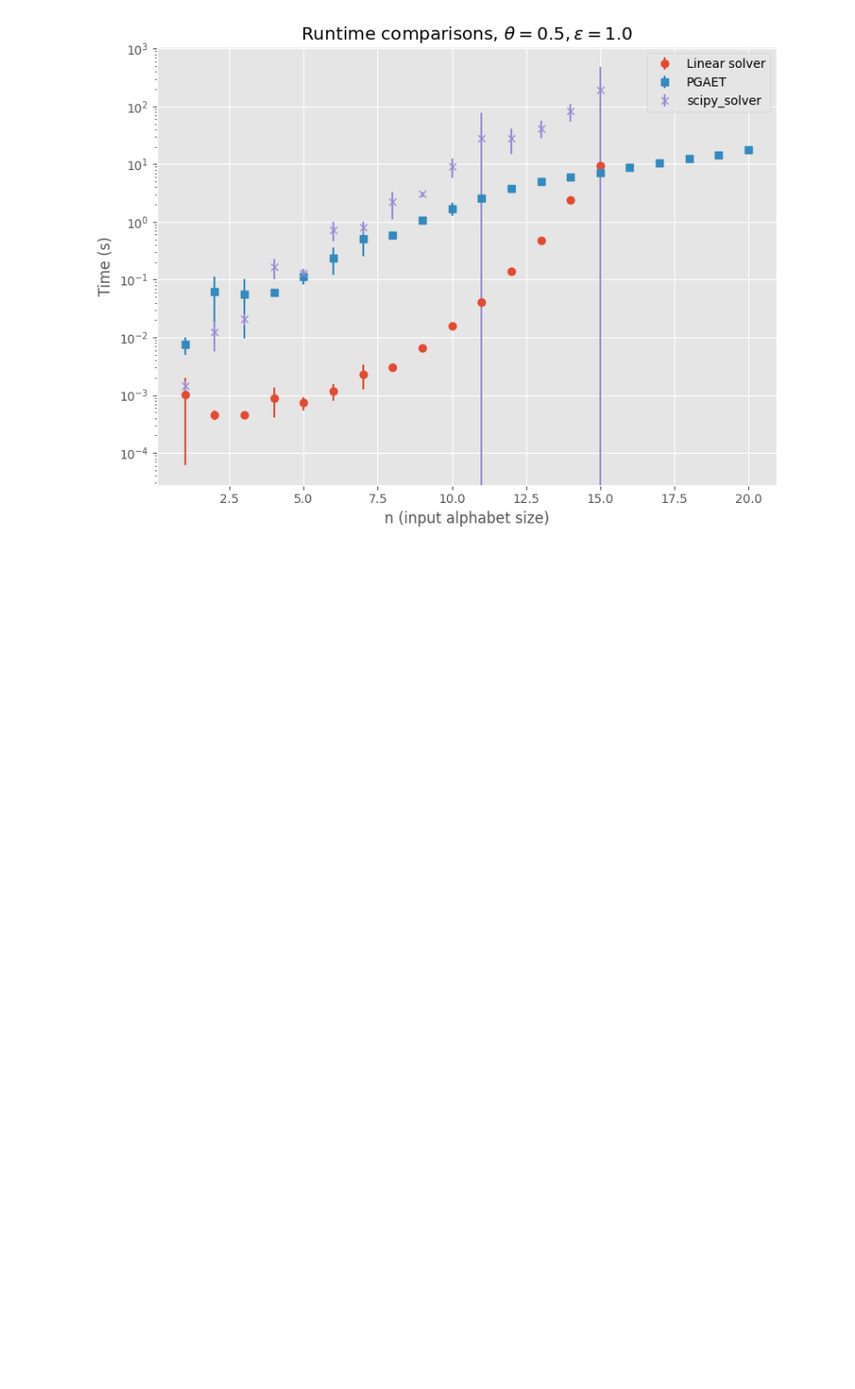
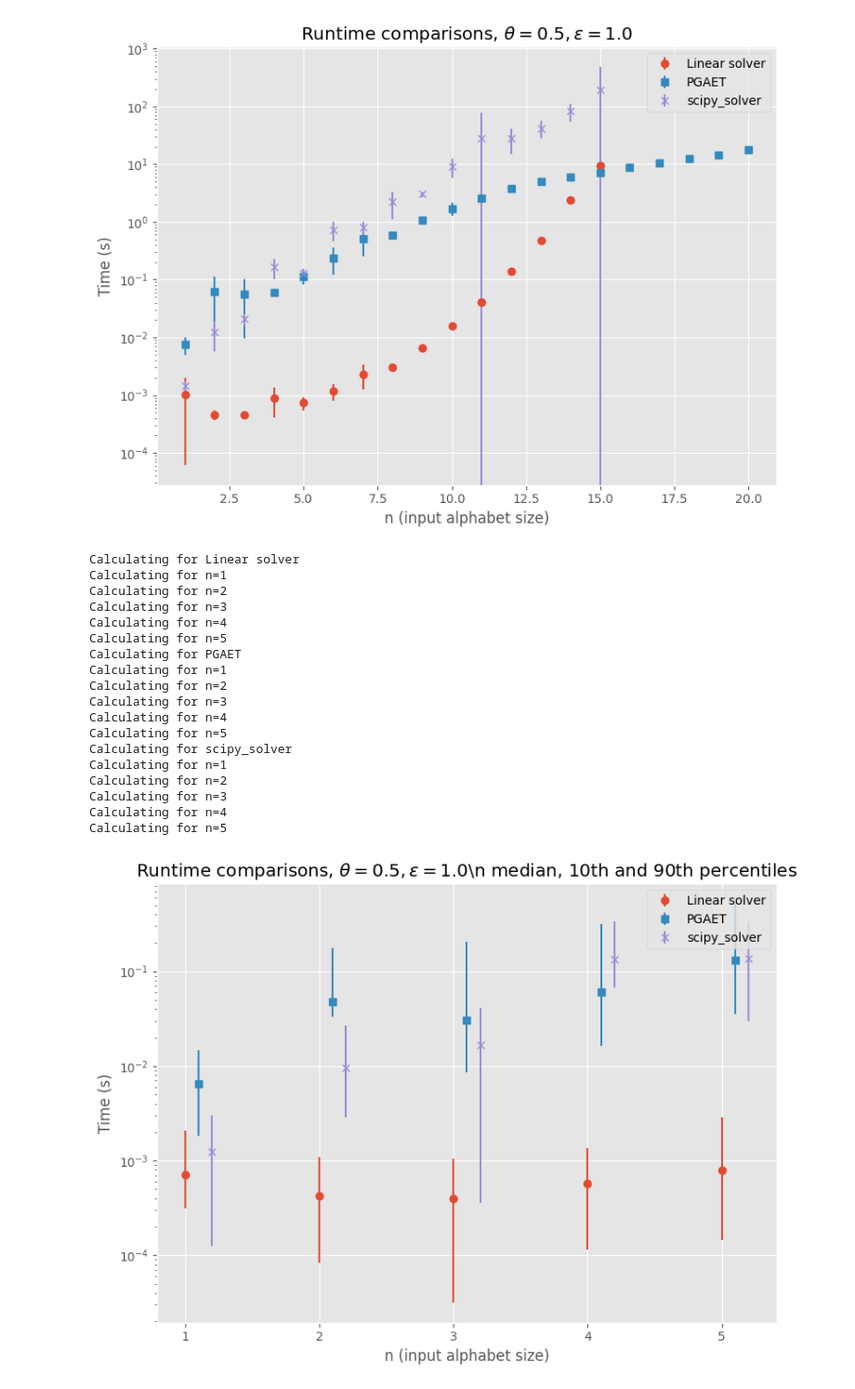
Before and after one commit to MatejVe/locally_efficient_differential_privacy, a Jupyter notebook: scipy_solver.ipynb, the cells around one changed output. Shown at 93% size. Drawn from its saved outputs; the diff is of its cells as text; code cells hidden in the pictures; blank space fills up the shorter version.

Commit message:
Update runtime comparison function

```diff
--- a/scipy_solver.ipynb
+++ b/scipy_solver.ipynb
@@ -95,3 +95,25 @@ Calculating for n=13
 Calculating for n=14
 Calculating for n=15
 [figure]
+# %%
+DP_tester.compare_runtimes([LinearSolver(), PGAWithEdgeTraversal(), ScipySolver()], [5, 5, 5], 0.5, 1.0, log=True)
+# %% [output]
+Calculating for Linear solver
+Calculating for n=1
+Calculating for n=2
+Calculating for n=3
+Calculating for n=4
+Calculating for n=5
+Calculating for PGAET
+Calculating for n=1
+Calculating for n=2
+Calculating for n=3
+Calculating for n=4
+Calculating for n=5
+Calculating for scipy_solver
+Calculating for n=1
+Calculating for n=2
+Calculating for n=3
+Calculating for n=4
+Calculating for n=5
+[figure, added]
```
Also changed, not shown: 1 other file.
